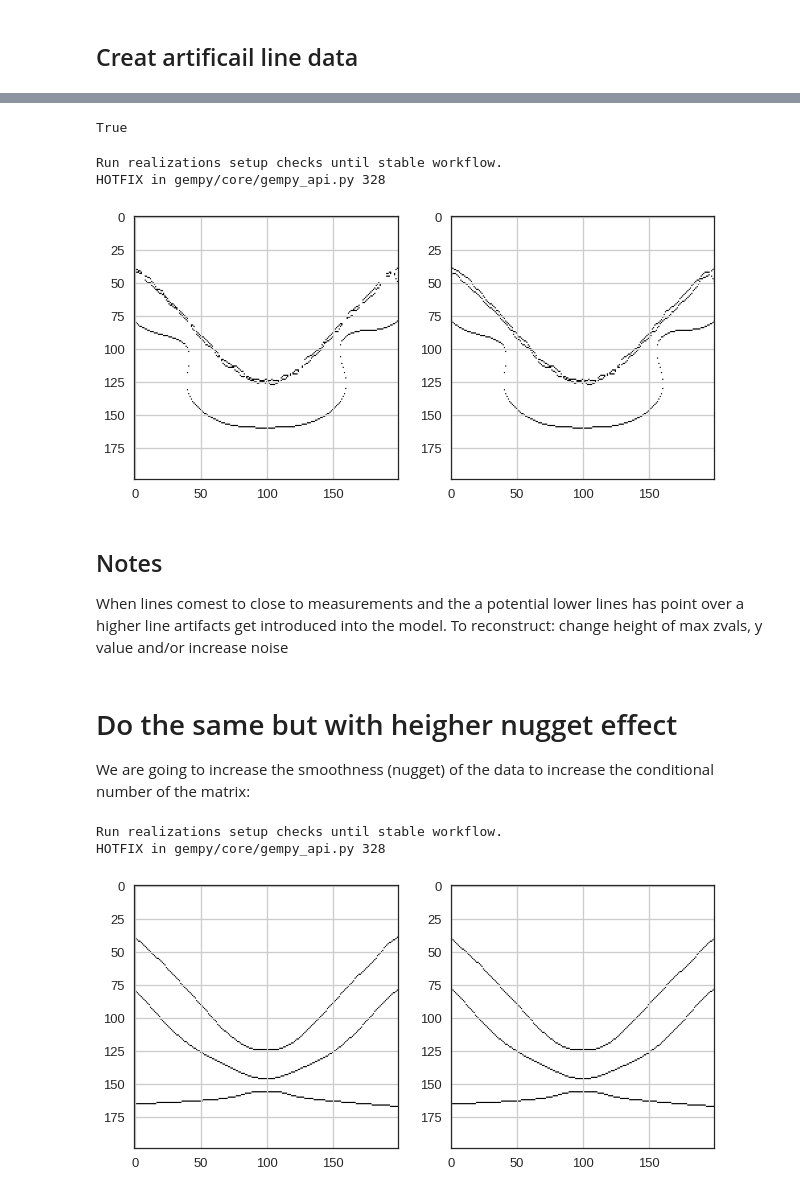
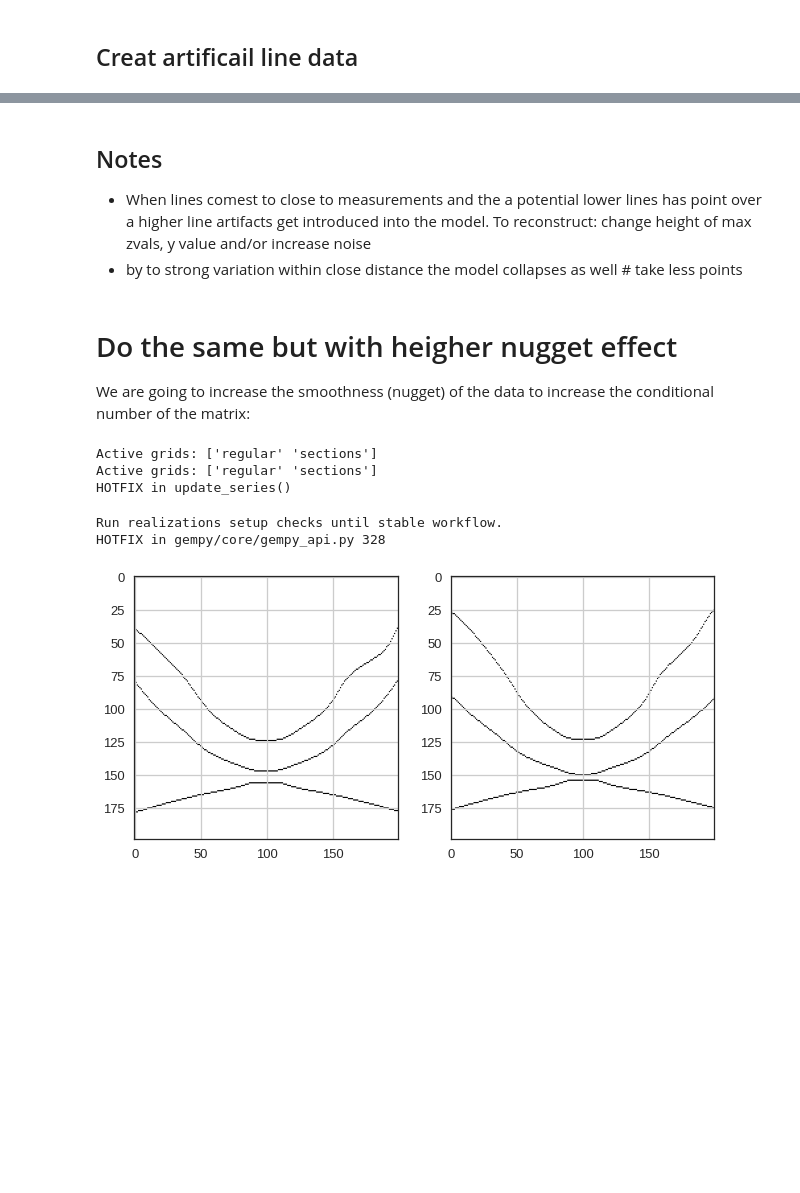
Before and after one commit to TrellixVulnTeam/gempy-notebooks_Q97W, a Jupyter notebook: server-gempy/smooth_line.ipynb, the cells around one changed output, grey strips where cells are left out. Saved outputs shown, nothing was run; the diff lists cells and outputs as text; code cells hidden in the pictures; blank space fills up the shorter version.

Commit message:
[BUG] Nugget effect, model does not makes sense

```diff
--- a/server-gempy/smooth_line.ipynb
+++ b/server-gempy/smooth_line.ipynb
@@ -177,16 +179,17 @@ HOTFIX in update_series()
 # %%
 # get interpolated surface and add noise
 x = tops_dict['0-1']['xvals']
-noise = np.random.normal(0,5,len(x))
+noise = np.random.normal(0,1,len(x))
 xx = x + noise
 y = tops_dict['0-1']['yvasl']
-noise = np.random.normal(0,5,len(y))
-yy = np.array(y) + noise
+noise = np.random.normal(0,1,len(y))
+yy = y + noise
+yy = np.array(y)
 z = tops_dict['0-1']['zvals']
-noise = np.random.normal(0,5,len(z))
+noise = np.random.normal(0,1,len(z))
 zz = z + noise
 
 # remove points that are out of bound
 xx[xx < 0], xx[xx > 1000] = 0, 1000
 yy[yy < 0], yy[yy > 1000] = 0, 1000
-yy[yy < 0], yy[yy > 1000] = 0, 1000
+zz[zz < 0], zz[zz > 1000] = 0, 1000
@@ -217,11 +236,0 @@ df2 = pd.concat([df0, df1], ignore_index=True)
-# %%
-geo_model.set_surface_points(df2, update_surfaces=False)
-geo_model.update_to_interpolator()
-# %% [output]
-True
-# %%
-if real_run.check_setup_single_realization(geo_model):
-    solution = gp.compute_model(model=geo_model, sort_surfaces=False)
-# %% [output]
-Run realizations setup checks until stable workflow.
-HOTFIX in gempy/core/gempy_api.py 328
@@ -235,47 +237,64 @@ tops_dict = post_pro.get_tops_coordinates(Bx, section_coordinates)
-# %%
-# plot for sanity check
-fig, (ax1, ax2) = plt.subplots(1, 2)
-ax1.imshow(Bx['0-1'])
-ax1.grid()
-ax2.imshow(Bx['0-2'])
-ax2.grid()
-plt.show()
-# %% [output]
-[figure, removed]
 # %% [markdown]
 ## Notes
-When lines comest to close to measurements and the a potential lower lines has point over a higher line artifacts get introduced into the model.
+- When lines comest to close to measurements and the a potential lower lines has point over a higher line artifacts get introduced into the model.
 To reconstruct: change height of max zvals, y value and/or increase noise
+- by to strong variation within close distance the model collapses as well # take less points
 # %% [markdown]
 # Do the same but with heigher nugget effect
 We are going to increase the smoothness (nugget) of the data to increase the conditional number of the matrix:
+# %%
+real_setup.setup_realization(
+        geo_model=geo_model,
+        geo_model_extent=geo_model_extent_1,
+        section=section_1,
+        series_df=series_df_1,
+        surfaces_df=surfaces_df_1,
+        surface_points_original_df=surface_points_original_df_1,
+        orientations_original_df=orientations_original_df_1
+)
+# %% [output]
+Active grids: ['regular' 'sections']
+Active grids: ['regular' 'sections']
+HOTFIX in update_series()
+# %%
+# creat new df
+df0 = surface_points_original_df_1
+df1 = pd.DataFrame(columns=df0.columns)
+df1.X = xx[::4]
+df1.Y = yy[::4]
+df1.Z = zz[::4]
+df1.surface = 'rock1'
+df1.param1 = 10
+
+# concate into new df
+df2 = pd.concat([df0, df1], ignore_index=True)
 # %%
 geo_model.set_surface_points(df2, update_surfaces=False)
 
 # we know that df2 is a concentation of the surface_points df and the line df.
 # hence the indices of the line are the ones
 rang_idx = pd.RangeIndex(start=len(df0.index), stop=len(df2.index), step=1)
-geo_model.modify_surface_points(rang_idx, smooth=0.1)
+geo_model.modify_surface_points(rang_idx, smooth=1)
 geo_model.update_to_interpolator()
 
 if real_run.check_setup_single_realization(geo_model):
     solution = gp.compute_model(model=geo_model, sort_surfaces=False)
 
 Bx = post_pro.compute_boolean_matrix_for_section_surface_top(geo_model)
 
 extent = { 'z_min': 0, 'z_max': 1000 }
 section_coordinates = post_pro.compute_setction_grid_coordinates(geo_model, extent)
 
 tops_dict = post_pro.get_tops_coordinates(Bx, section_coordinates)
 
 # plot for sanity check
 fig, (ax1, ax2) = plt.subplots(1, 2)
 ax1.imshow(Bx['0-1'])
 ax1.grid()
 ax2.imshow(Bx['0-2'])
 ax2.grid()
 plt.show()
 # %% [output]
 Run realizations setup checks until stable workflow.
 HOTFIX in gempy/core/gempy_api.py 328
-[figure, old version]
+[figure, new version]
```
Also changed, not shown: parts of 6 cells of this notebook.
